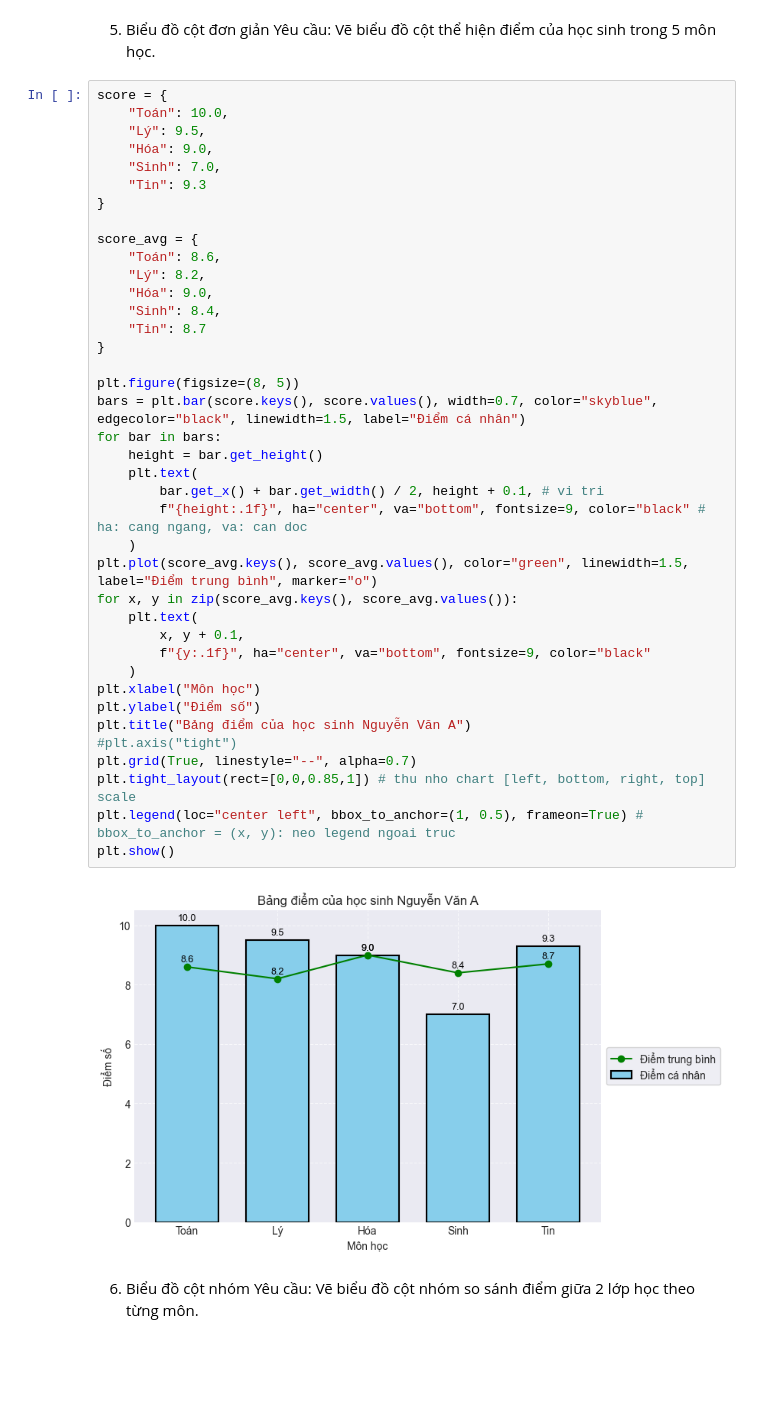
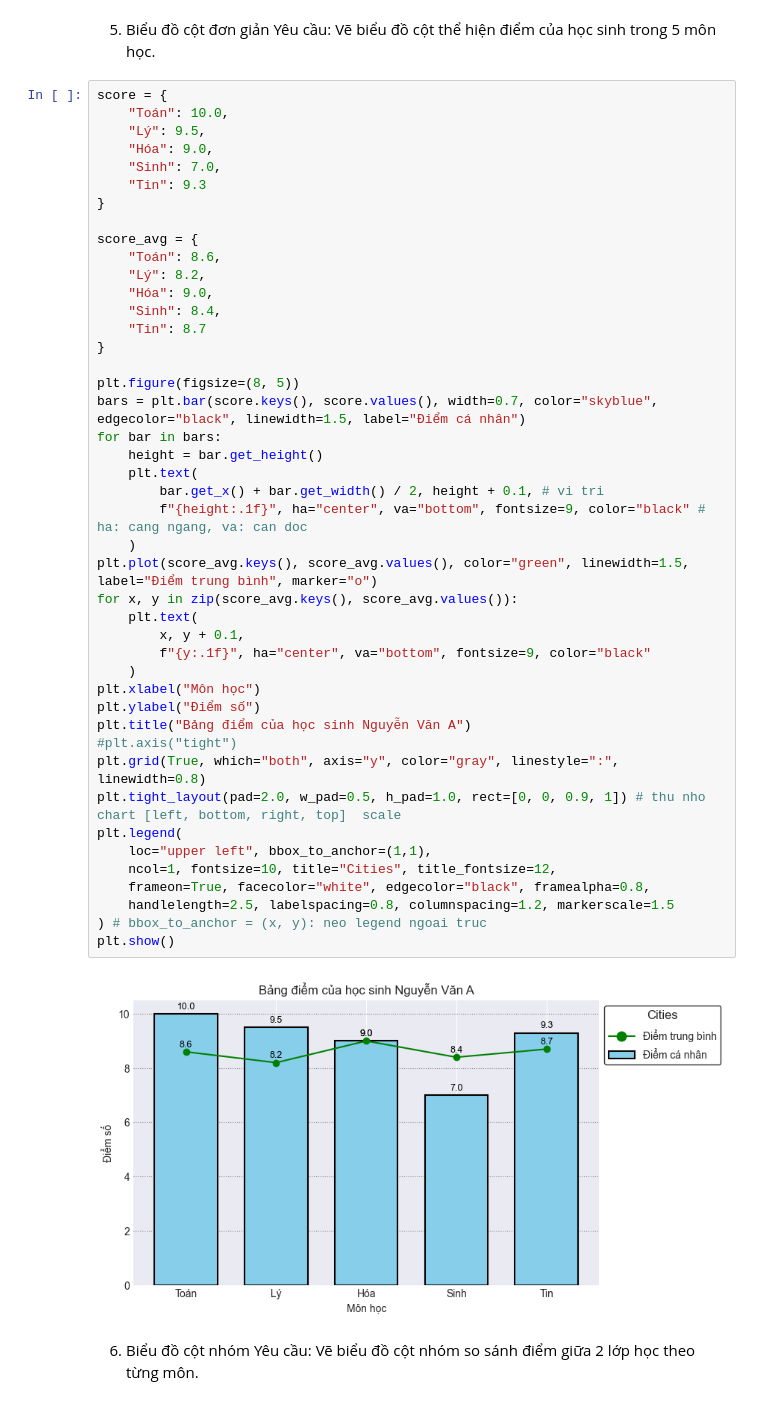
Before and after one commit to TruongQuangPhat/AI-Journey, a Jupyter notebook: Matplotlib/Matplotlib_Excercise.ipynb, the cells around one changed output. Saved outputs shown, nothing was run; the diff lists cells and outputs as text; blank space fills up the shorter version.

```diff
--- a/Matplotlib/Matplotlib_Excercise.ipynb
+++ b/Matplotlib/Matplotlib_Excercise.ipynb
@@ -82,37 +82,42 @@ score = {
 }
 
 score_avg = {
     "Toán": 8.6,
     "Lý": 8.2,
     "Hóa": 9.0,
     "Sinh": 8.4,
     "Tin": 8.7
 }
 
 plt.figure(figsize=(8, 5))
 bars = plt.bar(score.keys(), score.values(), width=0.7, color="skyblue", edgecolor="black", linewidth=1.5, label="Điểm cá nhân")
 for bar in bars:
     height = bar.get_height()
     plt.text(
         bar.get_x() + bar.get_width() / 2, height + 0.1, # vi tri
         f"{height:.1f}", ha="center", va="bottom", fontsize=9, color="black" # ha: cang ngang, va: can doc
     )
 plt.plot(score_avg.keys(), score_avg.values(), color="green", linewidth=1.5, label="Điểm trung bình", marker="o")
 for x, y in zip(score_avg.keys(), score_avg.values()):
     plt.text(
         x, y + 0.1,
         f"{y:.1f}", ha="center", va="bottom", fontsize=9, color="black"
     )
 plt.xlabel("Môn học")
 plt.ylabel("Điểm số")
 plt.title("Bảng điểm của học sinh Nguyễn Văn A")
 #plt.axis("tight")
-plt.grid(True, linestyle="--", alpha=0.7)
-plt.tight_layout(rect=[0,0,0.85,1]) # thu nho chart [left, bottom, right, top]  scale
-plt.legend(loc="center left", bbox_to_anchor=(1, 0.5), frameon=True) # bbox_to_anchor = (x, y): neo legend ngoai truc
+plt.grid(True, which="both", axis="y", color="gray", linestyle=":", linewidth=0.8)
+plt.tight_layout(pad=2.0, w_pad=0.5, h_pad=1.0, rect=[0, 0, 0.9, 1]) # thu nho chart [left, bottom, right, top]  scale
+plt.legend(
+    loc="upper left", bbox_to_anchor=(1,1),
+    ncol=1, fontsize=10, title="Cities", title_fontsize=12,
+    frameon=True, facecolor="white", edgecolor="black", framealpha=0.8,
+    handlelength=2.5, labelspacing=0.8, columnspacing=1.2, markerscale=1.5
+) # bbox_to_anchor = (x, y): neo legend ngoai truc
 plt.show()
 # %% [output]
-[figure, old version]
+[figure, new version]
 # %% [markdown]
 6. Biểu đồ cột nhóm
 Yêu cầu: Vẽ biểu đồ cột nhóm so sánh điểm giữa 2 lớp học theo từng môn.
```
Also changed, not shown: parts of 7 cells of this notebook.
